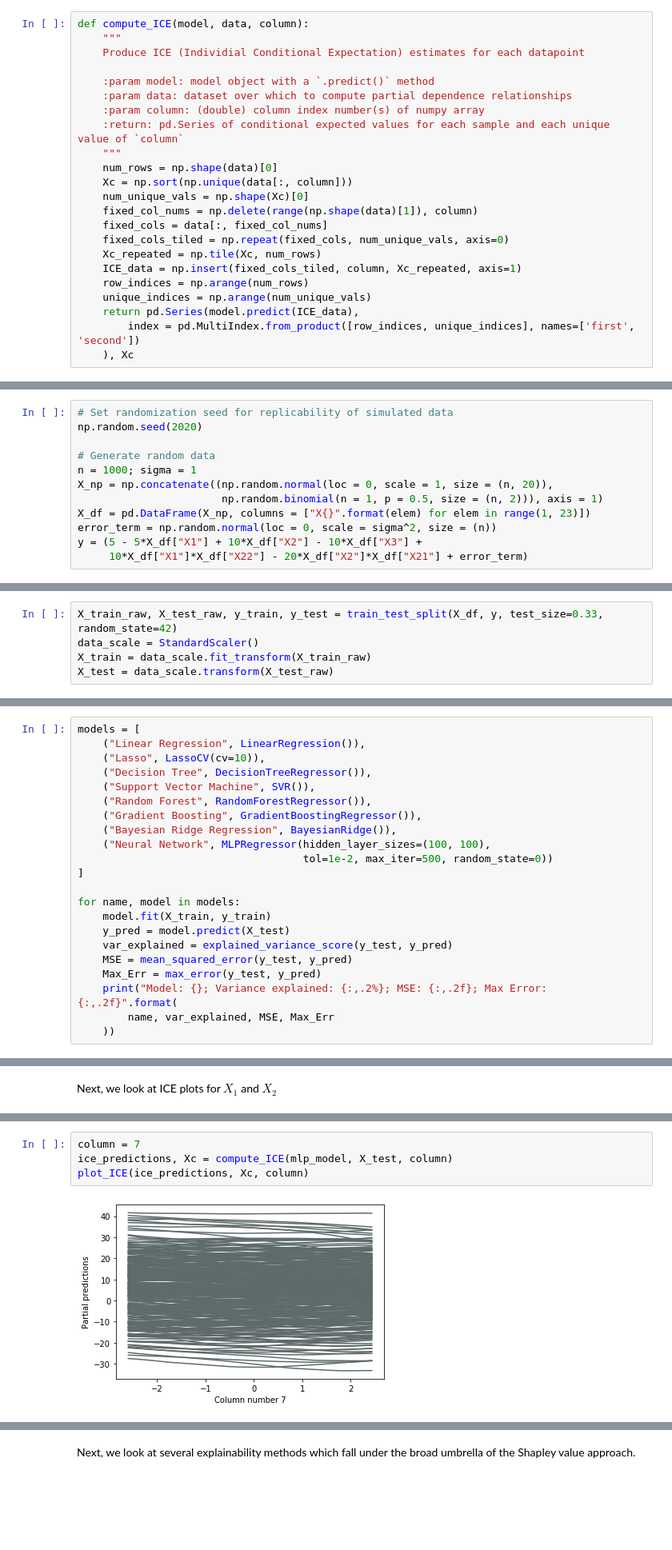
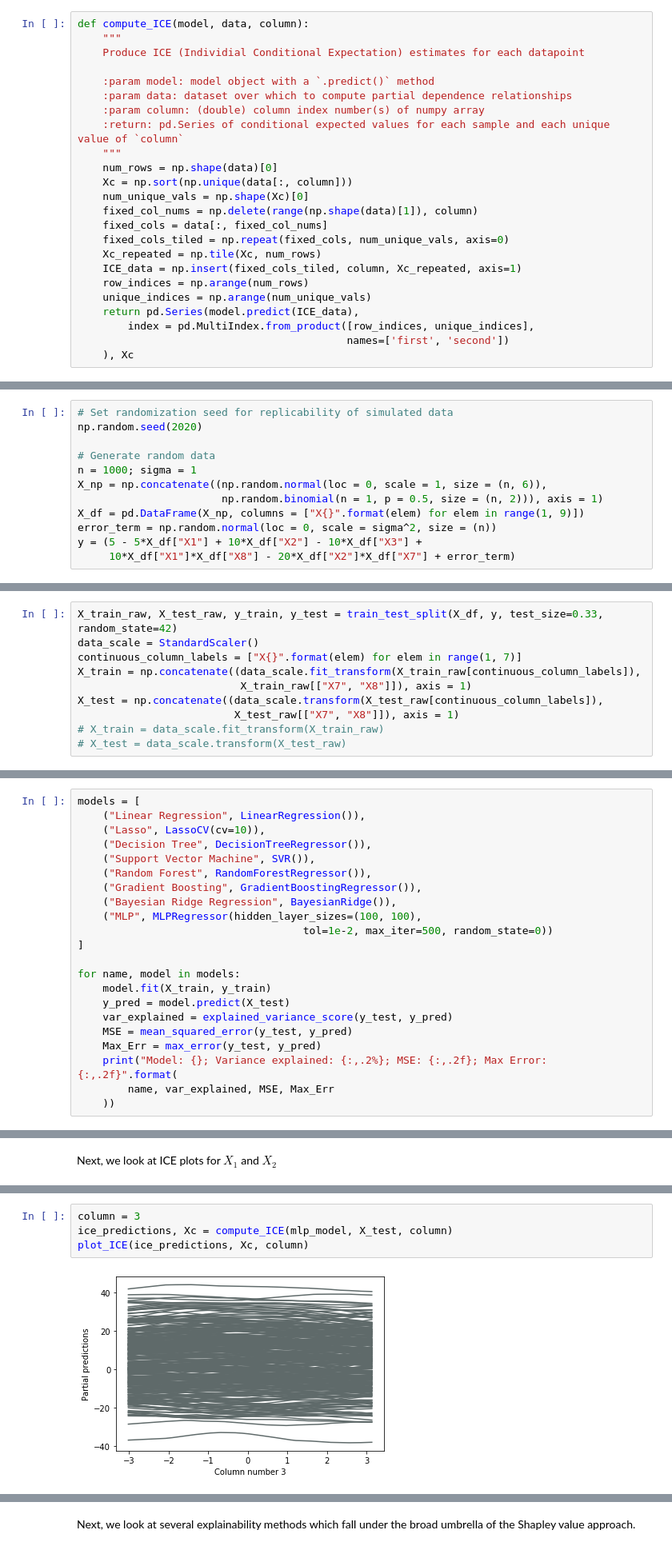
Before and after one commit to andrewherren/explainability-analysis, a Jupyter notebook: Explainability Analysis.ipynb, the cells around one changed output, grey strips where cells are left out. Shown: that part at 80% size. Saved outputs shown, nothing was run; the diff lists cells and outputs as text; blank space fills up the shorter version.

```diff
--- a/Explainability Analysis.ipynb
+++ b/Explainability Analysis.ipynb
@@ -202,7 +205,8 @@ def compute_ICE(model, data, column):
     row_indices = np.arange(num_rows)
     unique_indices = np.arange(num_unique_vals)
     return pd.Series(model.predict(ICE_data),
-        index = pd.MultiIndex.from_product([row_indices, unique_indices], names=['first', 'second'])
+        index = pd.MultiIndex.from_product([row_indices, unique_indices],
+                                           names=['first', 'second'])
     ), Xc
 # %%
 def plot_ICE(ice_output, Xc, column_num):
@@ -436,19 +599,24 @@ np.random.seed(2020)
 
 # Generate random data
 n = 1000; sigma = 1
-X_np = np.concatenate((np.random.normal(loc = 0, scale = 1, size = (n, 20)),
+X_np = np.concatenate((np.random.normal(loc = 0, scale = 1, size = (n, 6)),
                        np.random.binomial(n = 1, p = 0.5, size = (n, 2))), axis = 1)
-X_df = pd.DataFrame(X_np, columns = ["X{}".format(elem) for elem in range(1, 23)])
+X_df = pd.DataFrame(X_np, columns = ["X{}".format(elem) for elem in range(1, 9)])
 error_term = np.random.normal(loc = 0, scale = sigma^2, size = (n))
 y = (5 - 5*X_df["X1"] + 10*X_df["X2"] - 10*X_df["X3"] +
-     10*X_df["X1"]*X_df["X22"] - 20*X_df["X2"]*X_df["X21"] + error_term)
+     10*X_df["X1"]*X_df["X8"] - 20*X_df["X2"]*X_df["X7"] + error_term)
 # %% [markdown]
 Split the data into test/train sets and scale to standardized range
 # %%
 X_train_raw, X_test_raw, y_train, y_test = train_test_split(X_df, y, test_size=0.33, random_state=42)
 data_scale = StandardScaler()
-X_train = data_scale.fit_transform(X_train_raw)
-X_test = data_scale.transform(X_test_raw)
+continuous_column_labels = ["X{}".format(elem) for elem in range(1, 7)]
+X_train = np.concatenate((data_scale.fit_transform(X_train_raw[continuous_column_labels]),
+                          X_train_raw[["X7", "X8"]]), axis = 1)
+X_test = np.concatenate((data_scale.transform(X_test_raw[continuous_column_labels]),
+                         X_test_raw[["X7", "X8"]]), axis = 1)
+# X_train = data_scale.fit_transform(X_train_raw)
+# X_test = data_scale.transform(X_test_raw)
 # %% [markdown]
 Predict $Y$ using several methods:
 1. Linear Regression
@@ -466,7 +636,7 @@ models = [
     ("Random Forest", RandomForestRegressor()),
     ("Gradient Boosting", GradientBoostingRegressor()),
     ("Bayesian Ridge Regression", BayesianRidge()),
-    ("Neural Network", MLPRegressor(hidden_layer_sizes=(100, 100),
+    ("MLP", MLPRegressor(hidden_layer_sizes=(100, 100),
                                     tol=1e-2, max_iter=500, random_state=0))
 ]
 
@@ -525,9 +695,9 @@ This seems to be what we'd expect. About half of the time, the plot is a positiv
 
 Let's see how the plots handle features with no impact.
 # %%
-column = 7
+column = 3
 ice_predictions, Xc = compute_ICE(mlp_model, X_test, column)
 plot_ICE(ice_predictions, Xc, column)
 # %% [output]
-[figure, old version]
+[figure, new version]
 # %% [markdown]
```
Also changed, not shown: parts of 76 cells of this notebook.
